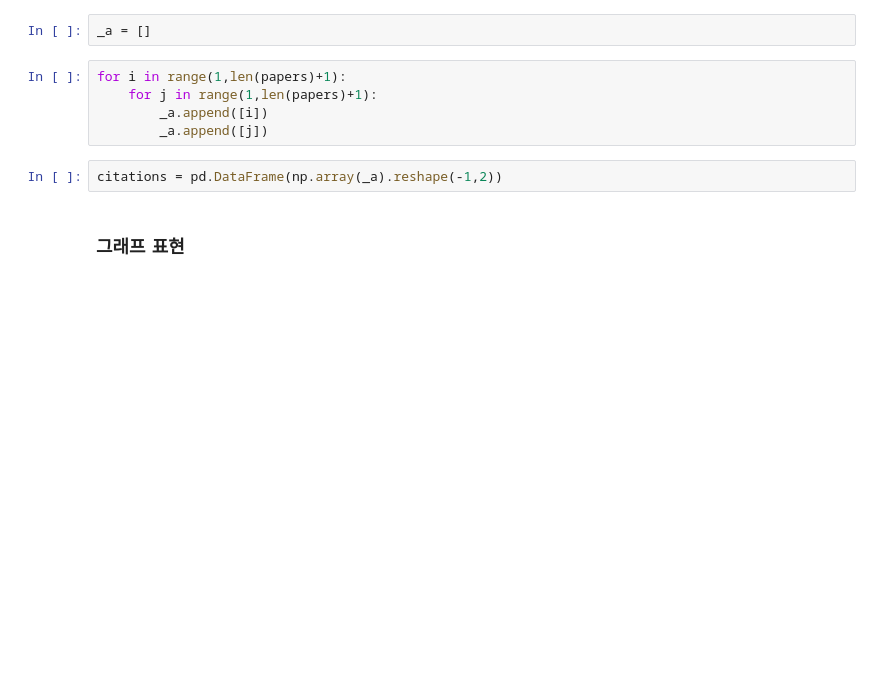
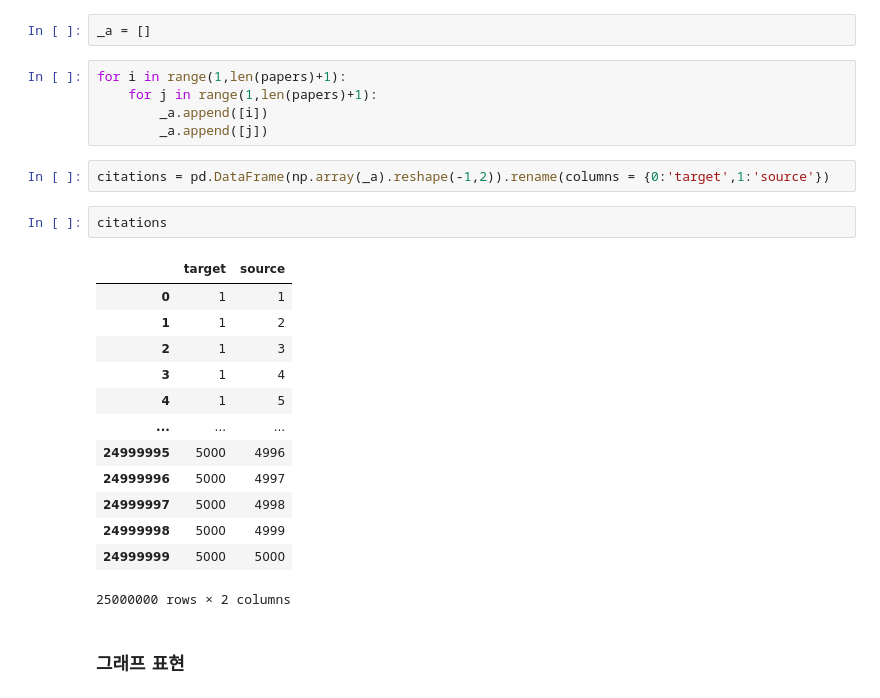
Before and after one commit to seoyeonc/ms, a Jupyter notebook: _notebooks/2022-06-02-GNN-practice.ipynb, the cells around one changed output. Drawn from its saved outputs; the diff is of its cells as text; blank space fills up the shorter version.

```diff
--- a/_notebooks/2022-06-02-GNN-practice.ipynb
+++ b/_notebooks/2022-06-02-GNN-practice.ipynb
@@ -112,7 +98,23 @@ for i in range(1,len(papers)+1):
         _a.append([i])
         _a.append([j])
 # %%
-citations = pd.DataFrame(np.array(_a).reshape(-1,2))
+citations = pd.DataFrame(np.array(_a).reshape(-1,2)).rename(columns = {0:'target',1:'source'})
+# %%
+citations
+# %% [output]
+|  | target | source |
+| 0 | 1 | 1 |
+| 1 | 1 | 2 |
+| 2 | 1 | 3 |
+| 3 | 1 | 4 |
+| 4 | 1 | 5 |
+| ... | ... | ... |
+| 24999995 | 5000 | 4996 |
+| 24999996 | 5000 | 4997 |
+| 24999997 | 5000 | 4998 |
+| 24999998 | 5000 | 4999 |
+| 24999999 | 5000 | 5000 |
+25000000 rows × 2 columns
 # %% [markdown]
 ### 그래프 표현
 # %%
```
Also changed, not shown: parts of 13 cells of this notebook.
